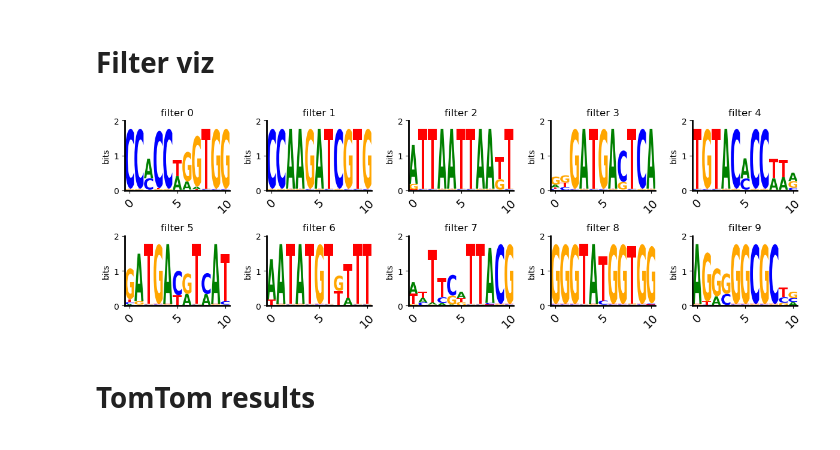
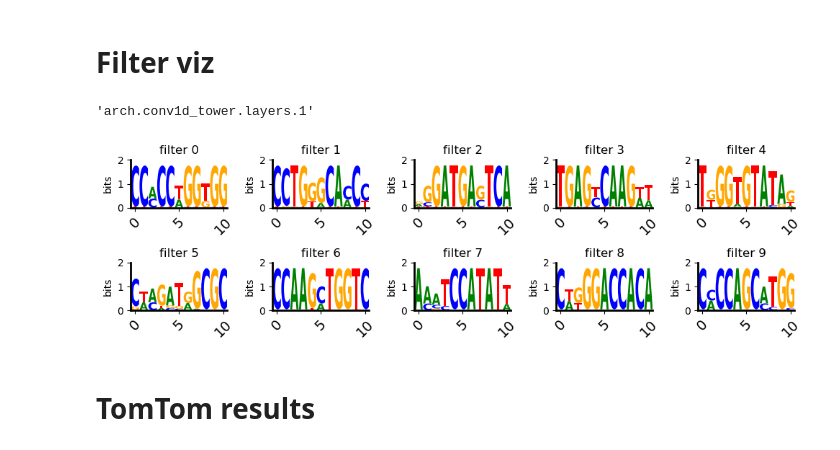
Before and after one commit to ML4GLand/EUGENe_paper, a Jupyter notebook: notebooks/kopp21/kopp21_plotting.ipynb, the cells around one changed output. Drawn from its saved outputs; the diff is of its cells as text; code cells hidden in the pictures.

Commit message:
all models should be trained by tomorrow

```diff
--- a/notebooks/kopp21/kopp21_plotting.ipynb
+++ b/notebooks/kopp21/kopp21_plotting.ipynb
@@ -184,10 +206,13 @@ plt.show()
 # %% [markdown]
 # Seq track visualizations
+# %%
+# Choose the model
+model_type = "hybrid"
+trial = 2
 # %%
-# Choose the model and the test data
-model_type = "cnn"
-trial = 1
+# And the test data
 sdata_test = sd.open_zarr(os.path.join(eu.settings.output_dir, model_type, f"test_predictions_and_interpretations.zarr"))
+ids = sdata_test["id"].values
 # %%
 # From the top 10 predicted sequences, identify the positions where we see significant attribution signal
 top10 = sdata_test[f"{model_type}_trial_{trial}_target_predictions"].to_series().sort_values(ascending=False).iloc[:10].index
@@ -268,19 +290,19 @@ eu.pl.seq_track(
 # %%
 # Plot all top 10 and save
 for i, seq in enumerate(top10):
-    eu.pl.seq_track(
+    pl.seq_track(
         sdata_test,
-        seq_id=top10[i],
-        uns_key="GradientSHAP_forward_imps",
-        ylabel="GradientSHAP Forward",
+        seq_id=ids[top10[i]],
+        attrs_key="GradientShap_attrs",
+        ylab="GradientShap Forward",
         figsize=(18, 3),
-        save=os.path.join(eu.settings.figure_dir, f"jund_best_{model_type}_model_GradientSHAP_forward_imps_top{i+1}.pdf")
+        save=os.path.join(settings.figure_dir, model_type, f"best_{model_type}_model_GradientSHAP_forward_imps_top{i+1}.pdf")
     )
-    eu.pl.seq_track(
+    pl.seq_track(
         sdata_test,
-        seq_id=top10[i],
-        uns_key="GradientSHAP_reverse_imps",
-        ylabel="GradientSHAP Reverse",
+        seq_id=ids[top10[i]],
+        attrs_key="GradientShap_attrs_rc",
+        ylab="GradientShap Reverse",
         figsize=(18, 3),
-        save=os.path.join(eu.settings.figure_dir, f"jund_best_{model_type}_model_GradientSHAP_reverse_imps_top{i+1}.pdf")
+        save=os.path.join(settings.figure_dir, model_type, f"best_{model_type}_model_GradientSHAP_reverse_imps_top{i+1}.pdf")
     )
@@ -287,19 +323,27 @@ for i, seq in enumerate(top10):
 # %% [markdown]
 # Filter viz
+# %%
+if model_type == "kopp21_cnn":
+    layer_name = "arch.conv"
+else:
+    layer_name = "arch.conv1d_tower.layers.1"
+layer_name
+# %% [output]
+'arch.conv1d_tower.layers.1'
 # %%
 # Plot all the filters for the current model
 pl.multifilter_viz(
     sdata_test,
     filter_nums=range(0, 10),
-    pfms_key="arch.conv1d_tower.layers.1_pfms",
+    pfms_key=f"{layer_name}_pfms",
     num_rows=2,
     num_cols=5,
-    figsize=(12, 4),
+    figsize=(10, 3),
     titles=[f"filter {i}" for i in range(0, 10)],
-    save=os.path.join(eu.settings.figure_dir, f"best_{model_type}_model_filters_viz.pdf")
+    save=os.path.join(settings.figure_dir, model_type, f"best_{model_type}_model_filters_viz.pdf")
 )
 # %% [output]
-[figure, old version]
+[figure, new version]
 # %% [markdown]
 # TomTom results
 # %%
```
Also changed, not shown: parts of 29 cells of this notebook, 15 other files.
